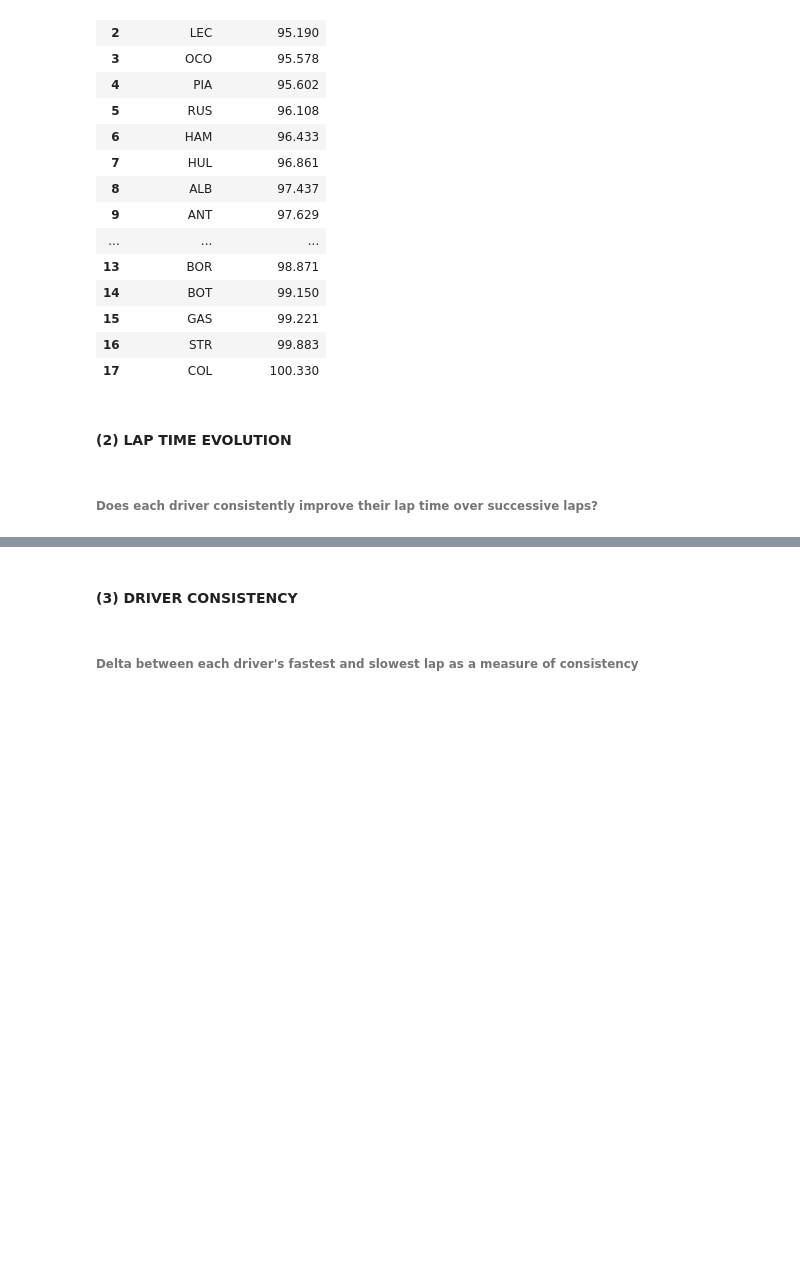
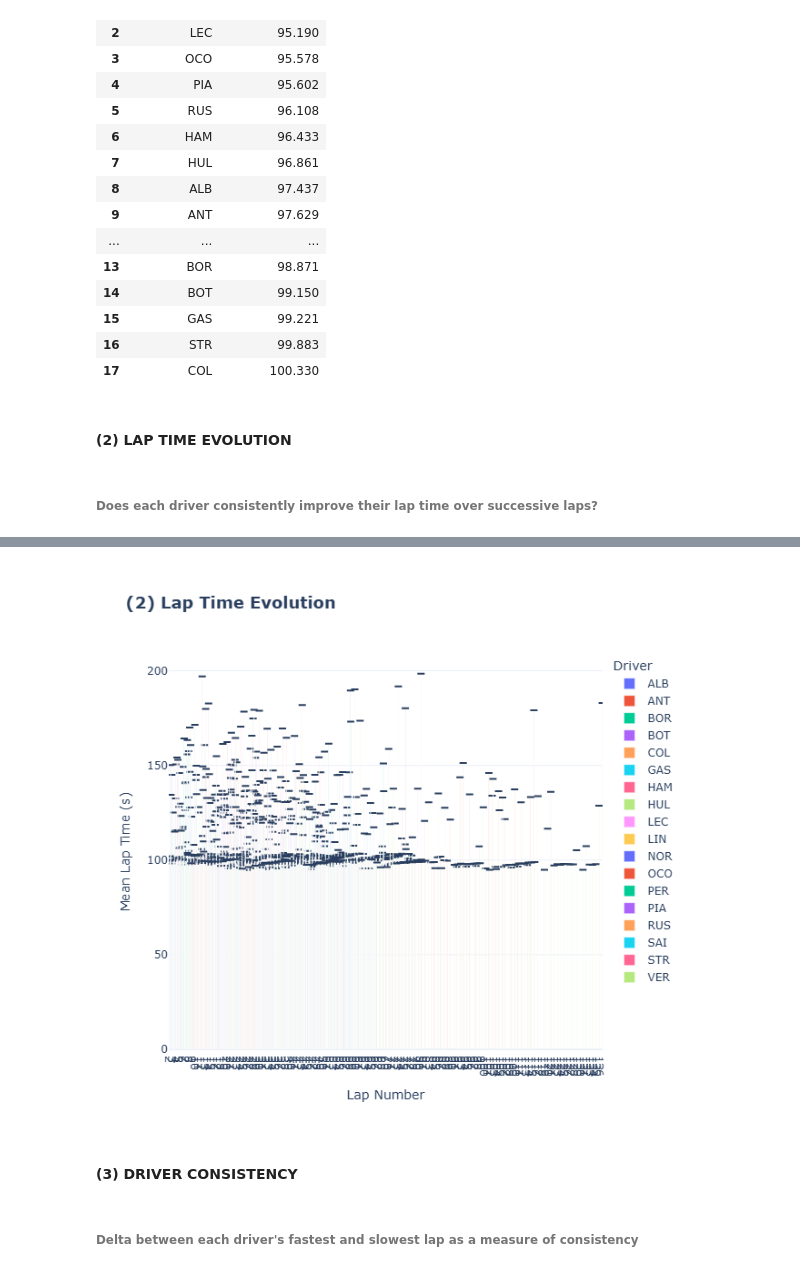
Before and after one commit to bovoSfasciaCarrozze/F1-Analysis_Final-Project-TUBerlin, a Jupyter notebook: FinalProjectF1.ipynb, the cells around one changed output, grey strips where cells are left out. Cells and saved outputs as stored; diff of their text form; code cells hidden in the pictures; blank space fills up the shorter version.

```diff
--- a/FinalProjectF1.ipynb
+++ b/FinalProjectF1.ipynb
@@ -270,29 +268,24 @@ lap_evolution[900:952]
 # %%
 # Line chart to show how each driver's lap time evolves over successive laps
 # Each driver gets its own line colored differently
 
-fig2 = px.line(
-    data_frame=lap_evolution,
-    x='lap_number',              # lap number on x-axis
-    y='lap_time_sec_total',      # lap time on y-axis
-    color='driver_code',         # one line per driver
-    markers=True,                # show dots on each data point
+fig2 = px.bar(
+    data_frame=lap_evo_stats,
+    x='lap_number', y='mean_time',
+    error_y='ci',
+    color='driver_code',
+    barmode='group',
     title='(2) Lap Time Evolution',
-    labels={'lap_time_sec_total': 'Lap Time (s)',
+    labels={'mean_time': 'Mean Lap Time (s)',
             'lap_number': 'Lap Number',
             'driver_code': 'Driver'},
-    width=1100,
-    height=600
-)
-
+    width=1100, height=600)
 fig2.update_layout(
     title_font=dict(size=18, weight='bold'),
-    xaxis=dict(tickmode='linear', dtick=1)  # show every lap number on x-axis
-)
-
-fig2.update_traces(marker_size=6)   # make dots slightly bigger
-
+    xaxis=dict(tickmode='linear', dtick=1))
 fig2.show()
+# %% [output]
+[figure, added]
 # %% [markdown]
 #### (3) DRIVER CONSISTENCY
 # %% [markdown]
```
Also changed, not shown: parts of 2 cells of this notebook.
